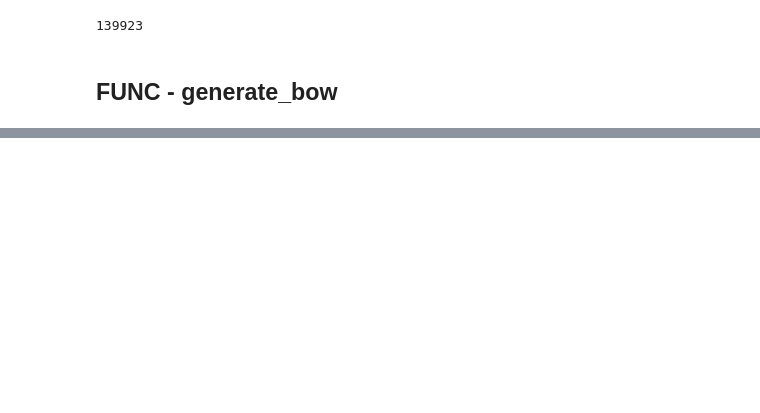
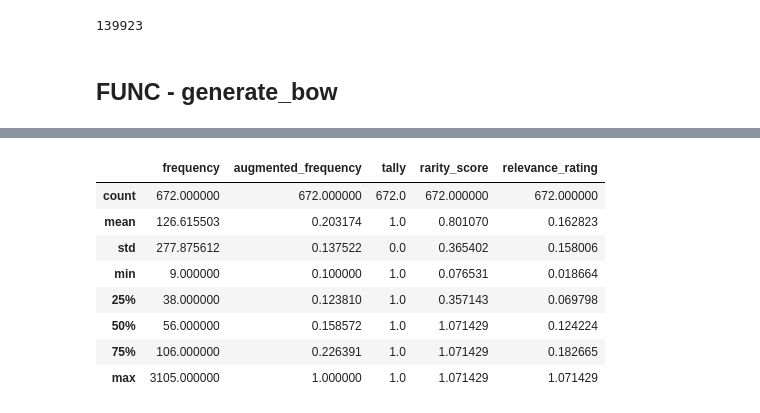
Before and after one commit to pellegrino-nlp/nlp_project, a Jupyter notebook: feature_engineering_test.ipynb, the cells around one changed output, grey strips where cells are left out. Cells and saved outputs as stored; diff of their text form; code cells hidden in the pictures; blank space fills up the shorter version.

Commit message:
relevance_rating feature engineering

```diff
--- a/feature_engineering_test.ipynb
+++ b/feature_engineering_test.ipynb
@@ -372,0 +429,8 @@ swift_bow
+# %%
+common_bow = common_bow.set_index("word")
+# %%
+relevance_matrix = common_bow.join(rs_df)
+# %%
+relevance_matrix = relevance_matrix.groupby(relevance_matrix.index).mean()
+# %%
+relevance_matrix["relevance_rating"] = relevance_matrix.augmented_frequency * relevance_matrix.rarity_score
@@ -372,0 +446,12 @@ swift_bow
+# %%
+relevance_matrix.describe()
+# %% [output]
+|  | frequency | augmented_frequency | tally | rarity_score | relevance_rating |
+| count | 672.000000 | 672.000000 | 672.0 | 672.000000 | 672.000000 |
+| mean | 126.615503 | 0.203174 | 1.0 | 0.801070 | 0.162823 |
+| std | 277.875612 | 0.137522 | 0.0 | 0.365402 | 0.158006 |
+| min | 9.000000 | 0.100000 | 1.0 | 0.076531 | 0.018664 |
+| 25% | 38.000000 | 0.123810 | 1.0 | 0.357143 | 0.069798 |
+| 50% | 56.000000 | 0.158572 | 1.0 | 1.071429 | 0.124224 |
+| 75% | 106.000000 | 0.226391 | 1.0 | 1.071429 | 0.182665 |
+| max | 3105.000000 | 1.000000 | 1.0 | 1.071429 | 1.071429 |
```
Also changed, not shown: parts of 27 cells of this notebook.
